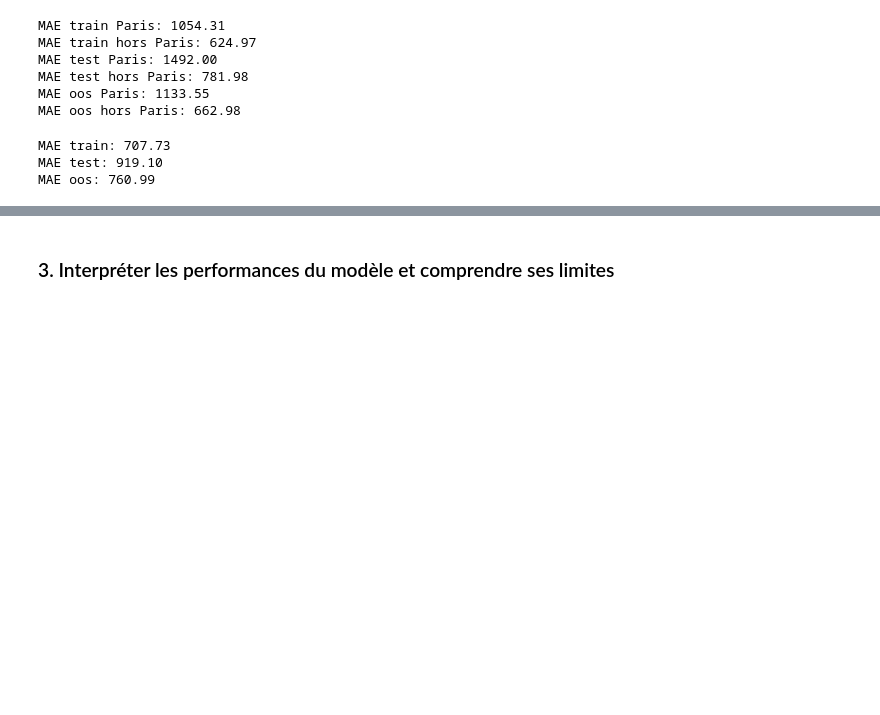
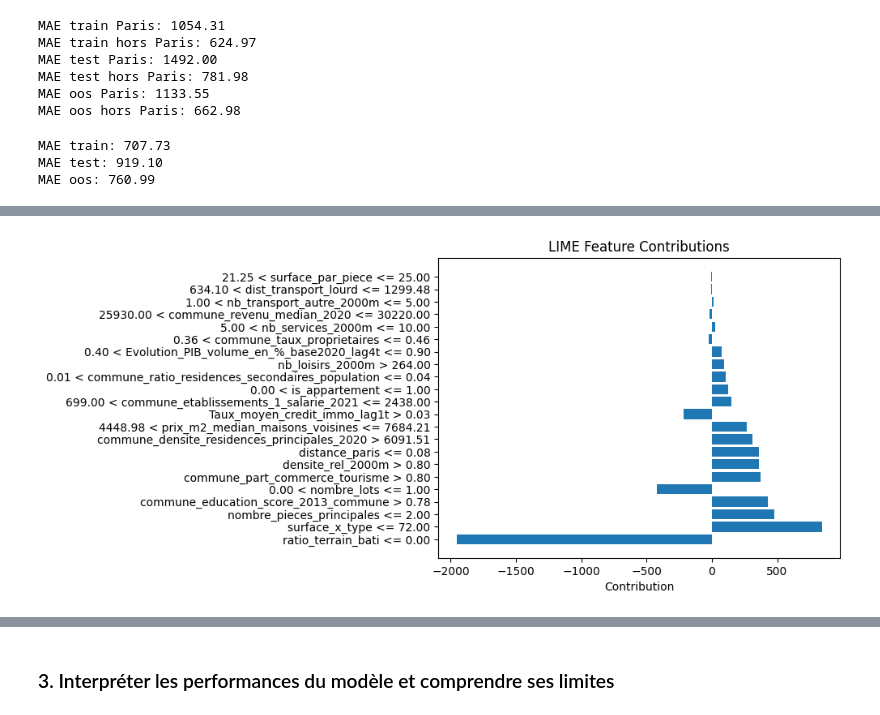
Before and after one commit to leocoooo/land_value_prediction, a Jupyter notebook: notebooks/04_multiple_models.ipynb, the cells around one changed output, grey strips where cells are left out. Drawn from its saved outputs; the diff is of its cells as text; code cells hidden in the pictures; blank space fills up the shorter version.

Commit message:
lime interpretation

```diff
--- a/notebooks/04_multiple_models.ipynb
+++ b/notebooks/04_multiple_models.ipynb
@@ -339,0 +399,39 @@ MAE oos: 760.99
+# %%
+from lime.lime_tabular import LimeTabularExplainer
+from IPython.display import display
+
+# Retirer la colonne 'code_departement' des features pour LIME
+features_for_lime = [col for col in X_test.columns if col != "code_departement"]
+
+# Créer l'explainer LIME
+explainer = LimeTabularExplainer(
+    training_data=X_train[features_for_lime].values,
+    feature_names=features_for_lime,
+    mode='regression'
+)
+
+# Choisir une observation à expliquer
+i = 0  # index de l'observation
+
+# Sélectionner le bon modèle selon la zone
+if X_test.iloc[i]["code_departement"] == "75":
+    model = model_paris_xgb_custom
+    instance = X_test[features_for_lime].iloc[i].values
+else:
+    model = model_hors_paris_xgb_custom
+    instance = X_test[features_for_lime].iloc[i].values
+
+exp = explainer.explain_instance(
+    instance,
+    model.predict,
+    num_features=30
+)
+
+# Afficher l'explication
+features, contributions = zip(*exp.as_list())
+plt.barh(features, contributions)
+plt.xlabel("Contribution")
+plt.title("LIME Feature Contributions")
+plt.show()
+# %% [output]
+[figure, added]
```
Also changed, not shown: parts of 7 cells of this notebook, 2 other files.
